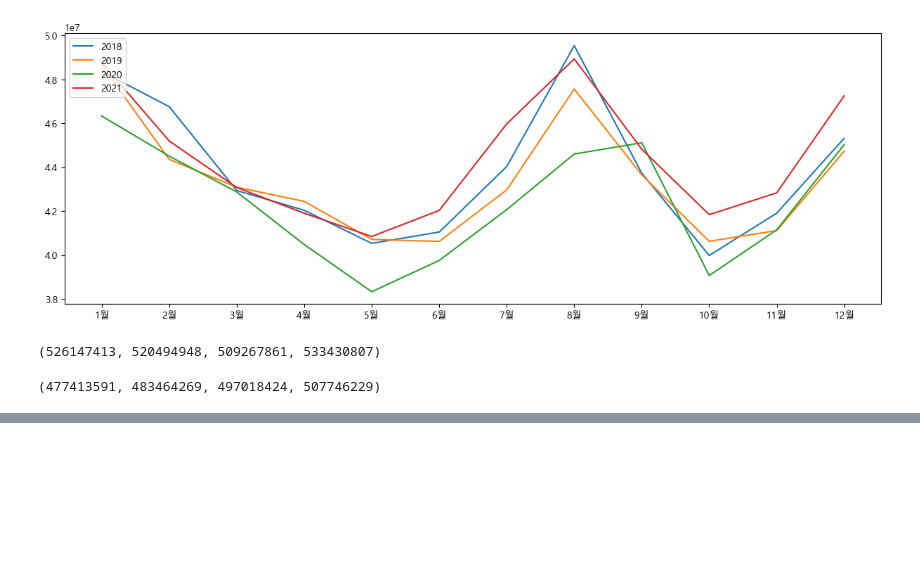
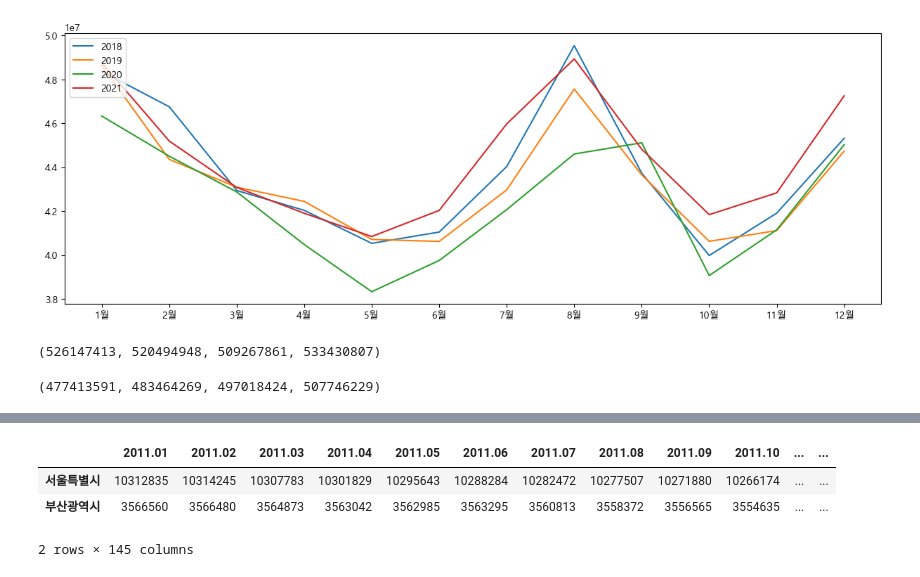
Before and after one commit to ThatHomr/project_2, a Jupyter notebook: project_2_file/ay_sprint2/pop_d.ipynb, the cells around one changed output, grey strips where cells are left out. Drawn from its saved outputs; the diff is of its cells as text; code cells hidden in the pictures; blank space fills up the shorter version.

```diff
--- a/project_2_file/ay_sprint2/pop_d.ipynb
+++ b/project_2_file/ay_sprint2/pop_d.ipynb
@@ -821,0 +964,11 @@ ele_year['2014'].sum(),ele_year['2015'].sum(),ele_year['2016'].sum(),ele_year['2
+# %%
+pop_dm = pop_dm.transpose()
+# %%
+pop_dm['시도'] = col_sido
+# %%
+pop_dm.head(2)
+# %% [output]
+|  | 2011.01 | 2011.02 | 2011.03 | 2011.04 | 2011.05 | 2011.06 | 2011.07 | 2011.08 | 2011.09 | 2011.10 | ... | ... |
+| 서울특별시 | 10312835 | 10314245 | 10307783 | 10301829 | 10295643 | 10288284 | 10282472 | 10277507 | 10271880 | 10266174 | ... | ... |
+| 부산광역시 | 3566560 | 3566480 | 3564873 | 3563042 | 3562985 | 3563295 | 3560813 | 3558372 | 3556565 | 3554635 | ... | ... |
+2 rows × 145 columns
```
Also changed, not shown: parts of 28 cells of this notebook, 8 other files.
